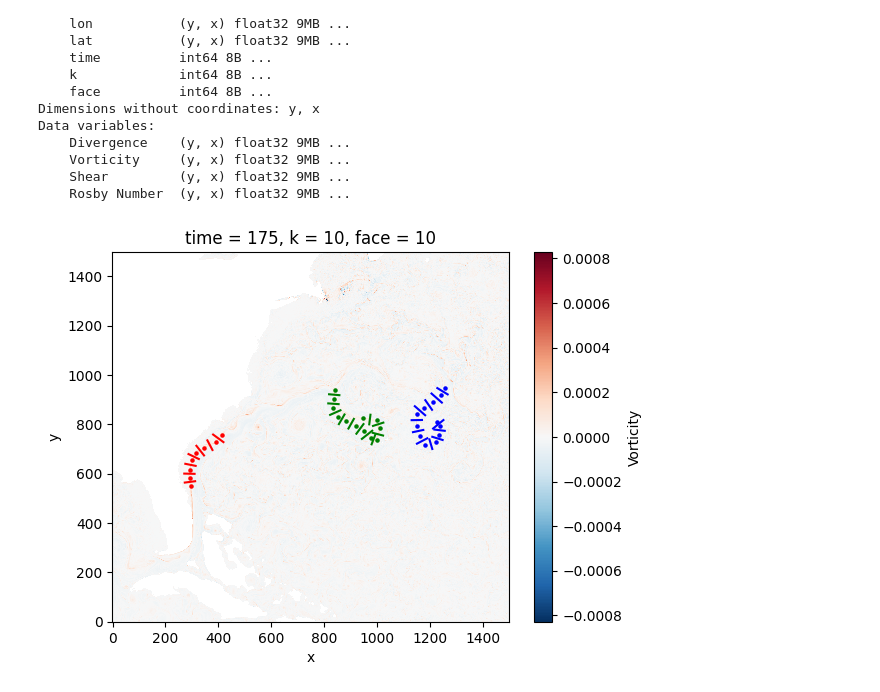
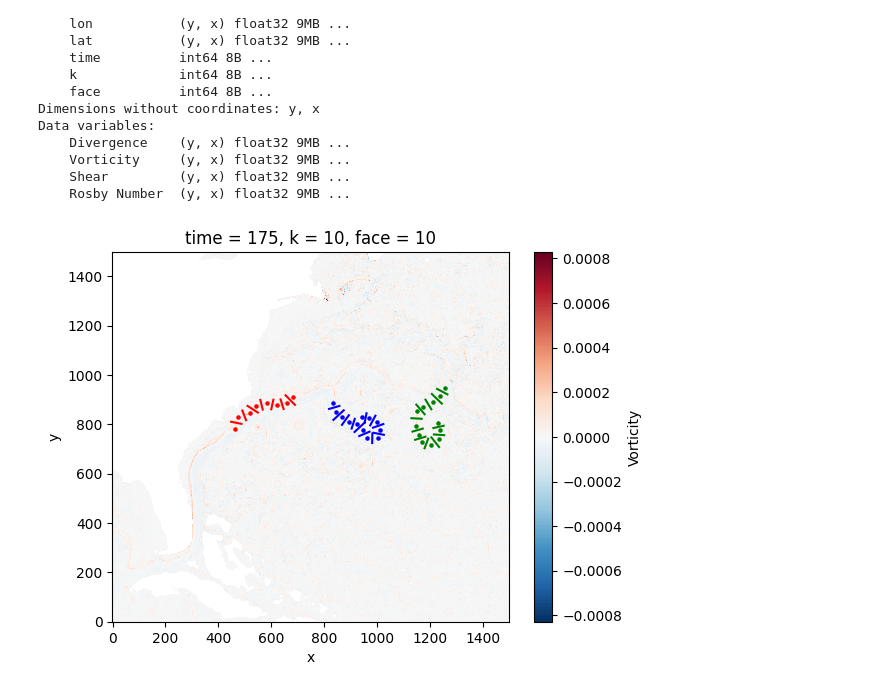
Before and after one commit to rchartra/NcCut, a Jupyter notebook: docs/source/_media/NcCut_Example.ipynb, the cells around one changed output. Saved outputs shown, nothing was run; the diff lists cells and outputs as text; code cells hidden in the pictures.

```diff
--- a/docs/source/_media/NcCut_Example.ipynb
+++ b/docs/source/_media/NcCut_Example.ipynb
@@ -9,7 +9,7 @@ from nccut.project_file_printer import project_file_printer
 # %%
-# Load and print project file
-f = open("project_example.json")
-p_dat = json.load(f)
-project_file_printer(p_dat, 0)
+# Load and print chain data file
+f = open("orthogonal_project_example.json")
+c_dat = json.load(f)
+chain_data_file_printer(c_dat, 0)
 # %% [output]
 Vorticity:
@@ -57,18 +57,18 @@ Data variables:
     Shear         (y, x) float32 9MB ...
     Rosby Number  (y, x) float32 9MB ...
 # %%
-# Plot the Markers over the NetCDF File
+# Plot the Chains over the NetCDF File
 
 nc_dat["Vorticity"].plot()
 
 colors = ["b", "g", "r"]
 
-for ind, marker in enumerate(list(p_dat["Vorticity"].keys())):
+# Loop over chains in "Vorticity" variable (the last index is metadata so it's omitted)
+for ind, chain in enumerate(list(c_dat["Vorticity"].keys())[:-1]):
     # Plot the click points
-    plt.scatter(p_dat["Vorticity"][marker]["Click x"], p_dat["Vorticity"][marker]["Click y"], s=5, color=colors[ind])
-
-    # Plot each Transect
-    for cut in list(p_dat["Vorticity"][marker].keys())[1:-3]:
-        plt.plot(p_dat["Vorticity"][marker][cut]["x"], p_dat["Vorticity"][marker][cut]["y"], color=colors[ind])
+    plt.scatter(c_dat["Vorticity"][chain]["Click x"], c_dat["Vorticity"][chain]["Click y"], s=5, color=colors[ind])
+    # Plot each Transect (first index is average, last two indices are click x and click y coordinates)
+    for cut in list(c_dat["Vorticity"][chain].keys())[1:-3]:
+        plt.plot(c_dat["Vorticity"][chain][cut]["x"], c_dat["Vorticity"][chain][cut]["y"], color=colors[ind])
 # %% [output]
-[figure, old version]
+[figure, new version]
```
Also changed, not shown: parts of 3 cells of this notebook.
